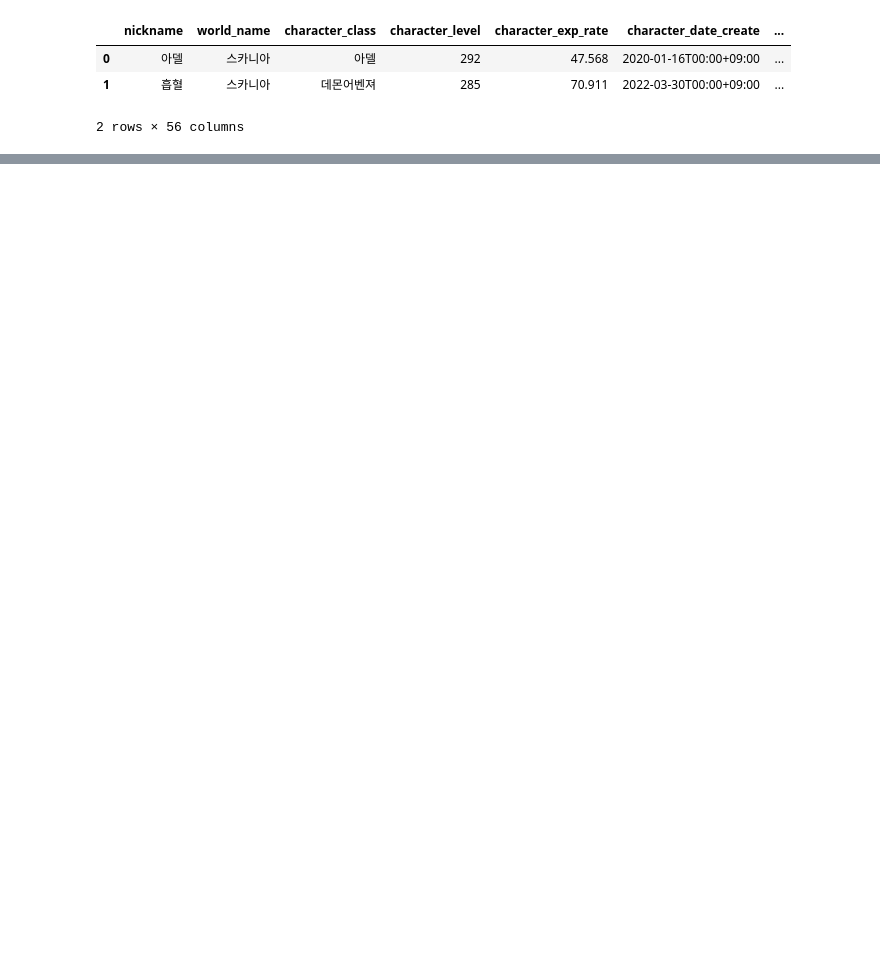
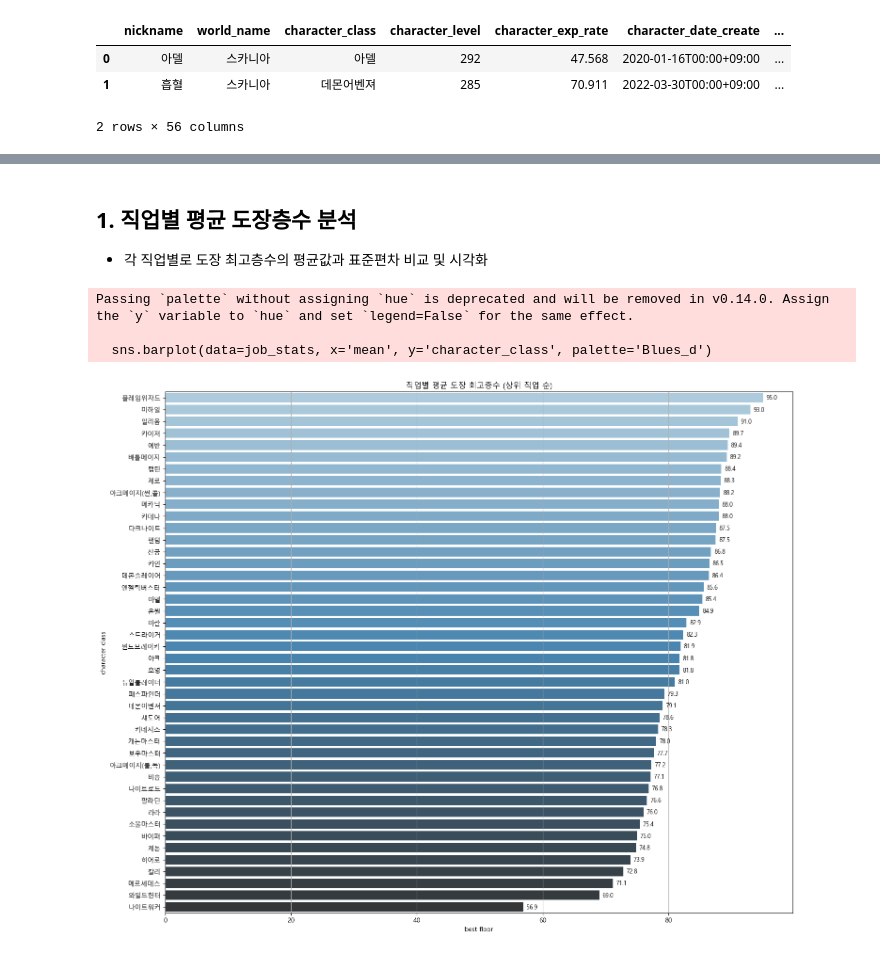
Before and after one commit to pjjongho/NEXON_API, a Jupyter notebook: Maple/dojang_analysis/analysis.ipynb, the cells around one changed output, grey strips where cells are left out. Cells and saved outputs as stored; diff of their text form; code cells hidden in the pictures; blank space fills up the shorter version.

```diff
--- a/Maple/dojang_analysis/analysis.ipynb
+++ b/Maple/dojang_analysis/analysis.ipynb
@@ -409,13 +23,0 @@ for i in stat_cols:
-# %%
-stat_cols = ['STR', 'DEX', 'INT', 'LUK', 'HP', 'MP']
-
-plt.figure(figsize=(16,10))
-
-for i, col in enumerate(stat_cols):
-    plt.subplot(2, 3, i+1)
-    sns.histplot(df[col], bins=40, kde=True, color='skyblue')
-    plt.title(f'After transform {col} distribution')
-    plt.xlabel(col)
-
-plt.tight_layout()
-plt.show()
@@ -451,13 +23,0 @@ time_cols =['dojang_best_time', '재사용 대기시간 감소 (초)', '소환
-# %%
-anothers = ['이동속도','공격 속도','무기 숙련도','force_sum', 'force_mean', 'force_min']
-
-plt.figure(figsize=(16,10))
-
-for i, col in enumerate(anothers):
-    plt.subplot(2, 3, i+1)
-    sns.histplot(df[col], bins=40, kde=True, color='skyblue')
-    plt.title(f'{col} distribution')
-    plt.xlabel(col)
-
-plt.tight_layout()
-plt.show()
@@ -474,3 +23,0 @@ plt.show()
-# %%
-df = df.drop('character_class_encoded',axis=1)
-df.to_csv('./data/data_final.csv',index=False)
@@ -476,0 +42,25 @@ df.to_csv('./data/data_final.csv',index=False)
+# %% [markdown]
+## 1. 직업별 평균 도장층수 분석
+
+- 각 직업별로 도장 최고층수의 평균값과 표준편차 비교 및 시각화
+# %%
+# 직업별 평균 및 표준편차 도장층수 계산
+job_stats = df.groupby('character_class')['dojang_best_floor'].agg(['mean','std','count']).sort_values('mean',ascending=False).reset_index()
+
+plt.figure(figsize=(15,12))
+sns.barplot(data=job_stats, x='mean', y='character_class', palette='Blues_d')
+
+for i, (mean, name) in enumerate(zip(job_stats['mean'], job_stats['character_class'])):
+    plt.text(mean + 0.5, i, f'{mean:.1f}', va='center', fontsize=9 )
+
+plt.xlabel('best floor')
+plt.ylabel('character class')
+plt.title('직업별 평균 도장 최고층수 (상위 직업 순)')
+plt.grid(axis='x')
+plt.tight_layout()
+plt.show()
+# %% [output]
+Passing `palette` without assigning `hue` is deprecated and will be removed in v0.14.0. Assign the `y` variable to `hue` and set `legend=False` for the same effect.
+
+  sns.barplot(data=job_stats, x='mean', y='character_class', palette='Blues_d')
+[figure, added]
```
Also changed, not shown: parts of 69 cells of this notebook, 1 other file.
